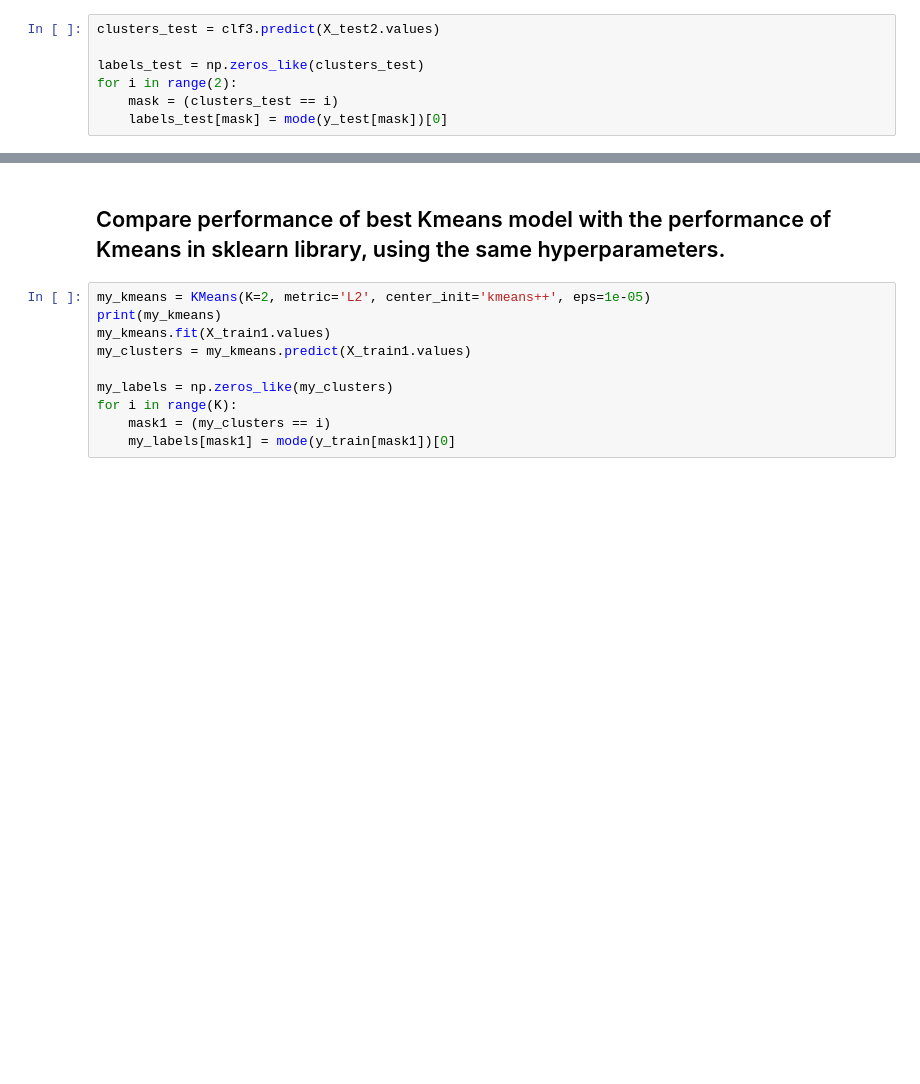
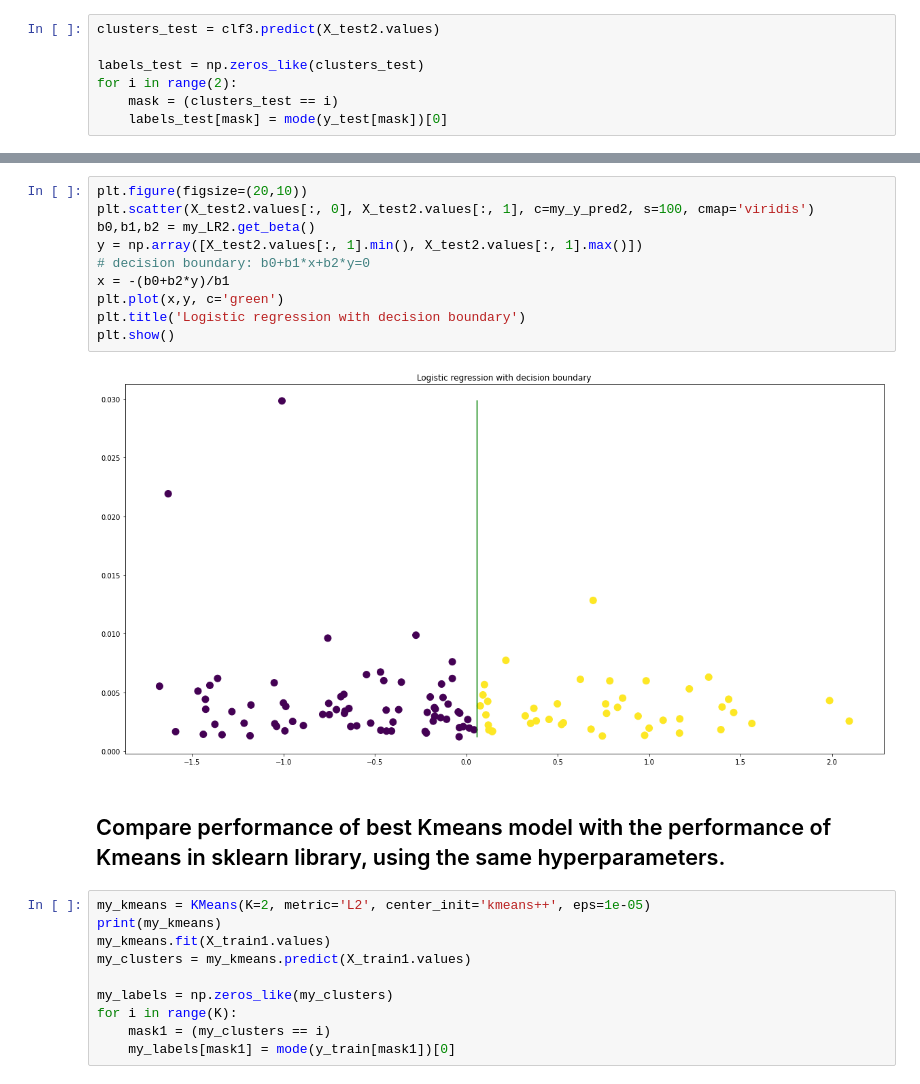
Before and after one commit to KarenChibukhchyan/ML_Intro, a Jupyter notebook: Lecture8/KMeans_practical.ipynb, the cells around one changed output, grey strips where cells are left out. Cells and saved outputs as stored; diff of their text form; blank space fills up the shorter version.

```diff
--- a/Lecture8/KMeans_practical.ipynb
+++ b/Lecture8/KMeans_practical.ipynb
@@ -557,3 +549,15 @@ plt.show()
+# %%
+plt.figure(figsize=(20,10))
+plt.scatter(X_test2.values[:, 0], X_test2.values[:, 1], c=my_y_pred2, s=100, cmap='viridis')
+b0,b1,b2 = my_LR2.get_beta()
+y = np.array([X_test2.values[:, 1].min(), X_test2.values[:, 1].max()])
+# decision boundary: b0+b1*x+b2*y=0
+x = -(b0+b2*y)/b1
+plt.plot(x,y, c='green')
+plt.title('Logistic regression with decision boundary')
+plt.show()
+# %% [output]
+[figure, added]
 # %% [markdown]
 ## Compare performance of best Kmeans model with the performance of Kmeans in sklearn library, using the same hyperparameters.
 # %%
```
Also changed, not shown: parts of 15 cells of this notebook.
